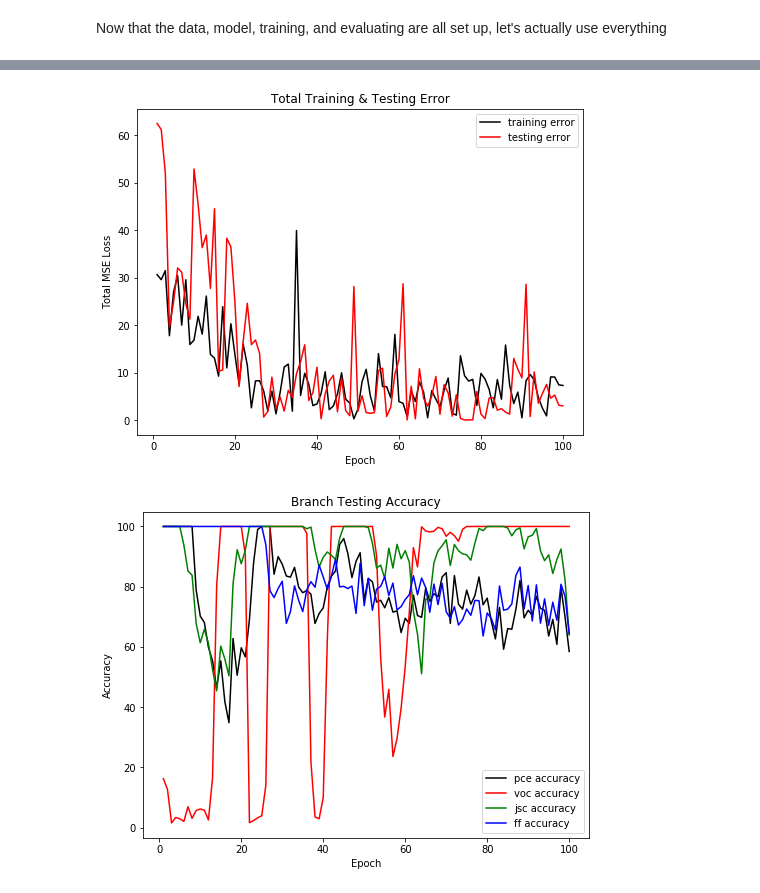
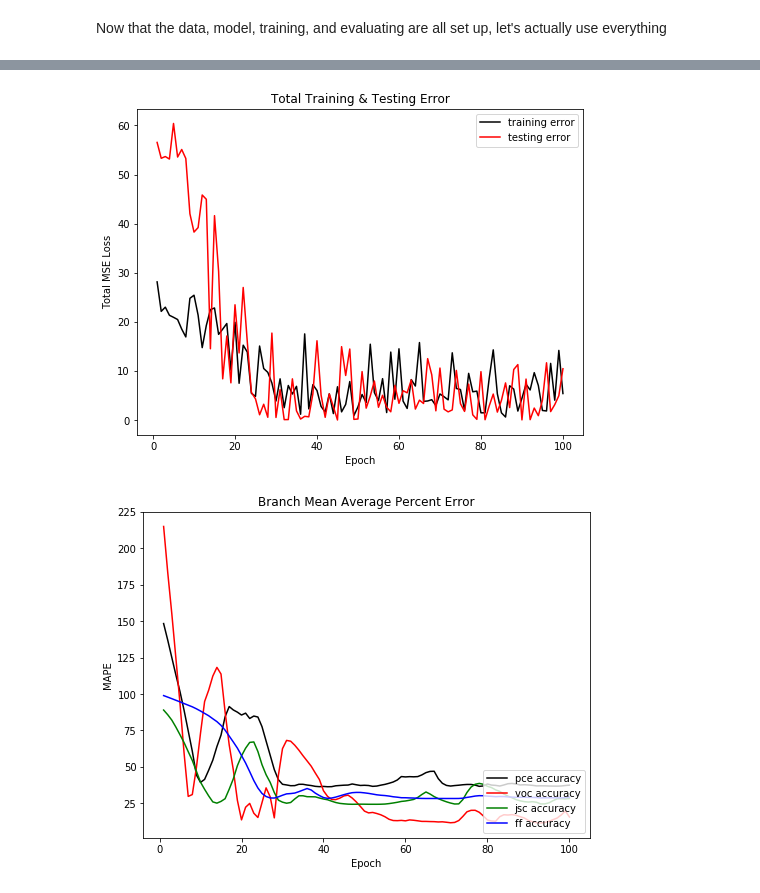
Before and after one commit to wesleyktatum/MatMAP, a Jupyter notebook: ipynb/OPV_NN1.ipynb, the cells around one changed output, grey strips where cells are left out. Drawn from its saved outputs; the diff is of its cells as text; code cells hidden in the pictures.

Commit message:
updates to accuracy and evaluation functions

```diff
--- a/ipynb/OPV_NN1.ipynb
+++ b/ipynb/OPV_NN1.ipynb
@@ -229,7 +229,7 @@ def eval_model(model, testing_data_set, optimizer):
     jsc_criterion = PhysLoss.ThresholdedMSELoss(lower = 0, upper = 10)
     ff_criterion = PhysLoss.ThresholdedMSELoss(lower = 10, upper = 85)
 
-    accuracy = PhysLoss.Accuracy(acc_thresh = 0.05)
+    accuracy = PhysLoss.MAPE()
 
     #don't update nodes during evaluation b/c not training
     with torch.no_grad():
@@ -293,7 +293,10 @@ def eval_model(model, testing_data_set, optimizer):
         ff_epoch_acc = sum(ff_test_acc_list)/test_total
 
         print(f"Total Epoch Testing Loss = {test_epoch_loss}")
-        print(f"Total Epoch Testing Accuracy = {(pce_epoch_acc+voc_epoch_acc+jsc_epoch_acc+ff_epoch_acc)/4}")
+        print(f"Epoch MAPE: PCE = {pce_epoch_acc}")
+        print(f"            Voc = {voc_epoch_acc}")
+        print(f"            Jsc = {jsc_epoch_acc}")
+        print(f"            FF = {ff_epoch_acc}")
     return test_epoch_loss, pce_test_epoch_loss, voc_test_epoch_loss, jsc_test_epoch_loss, ff_test_epoch_loss, pce_epoch_acc, voc_epoch_acc, jsc_epoch_acc, ff_epoch_acc
 # %% [markdown]
 Now that the data, model, training, and evaluating are all set up, let's actually use everything
@@ -369,30 +389,30 @@ Total Epoch Testing Accuracy = 71.70897197723389
 # %%
 fig, ax = plt.subplots(figsize = (8,6))
 
 epochs = np.arange(1, (num_epochs+1), 1)
 
 plt.plot(epochs, train_epoch_losses, c = 'k', label = 'training error')
 plt.plot(epochs, test_epoch_losses, c = 'r', label = 'testing error')
 plt.legend(loc = 'upper right')
 plt.title("Total Training & Testing Error")
 ax.set_xlabel('Epoch')
 ax.set_ylabel('Total MSE Loss')
 plt.show()
 
 fig, ax = plt.subplots(figsize = (8,6))
 # plt.plot(epochs, train_epoch_accuracy, c = 'k', label = 'training accuracy')
 plt.plot(epochs, pce_test_epoch_accuracies, c = 'k', label = 'pce accuracy')
 plt.plot(epochs, voc_test_epoch_accuracies, c = 'r', label = 'voc accuracy')
 plt.plot(epochs, jsc_test_epoch_accuracies, c = 'g', label = 'jsc accuracy')
 plt.plot(epochs, ff_test_epoch_accuracies, c = 'b', label = 'ff accuracy')
 plt.legend(loc = 'lower right')
-plt.title("Branch Testing Accuracy")
+plt.title("Branch Mean Average Percent Error")
 ax.set_xlabel('Epoch')
-ax.set_ylabel('Accuracy')
+ax.set_ylabel('MAPE')
 plt.show()
 # %% [output]
-[figure, old version]
+[figure, new version]
-[figure, old version]
+[figure, new version]
 # %%
 fig, ax = plt.subplots(figsize = (8,6))
 
```
Also changed, not shown: parts of 2 cells of this notebook, 4 other files.
